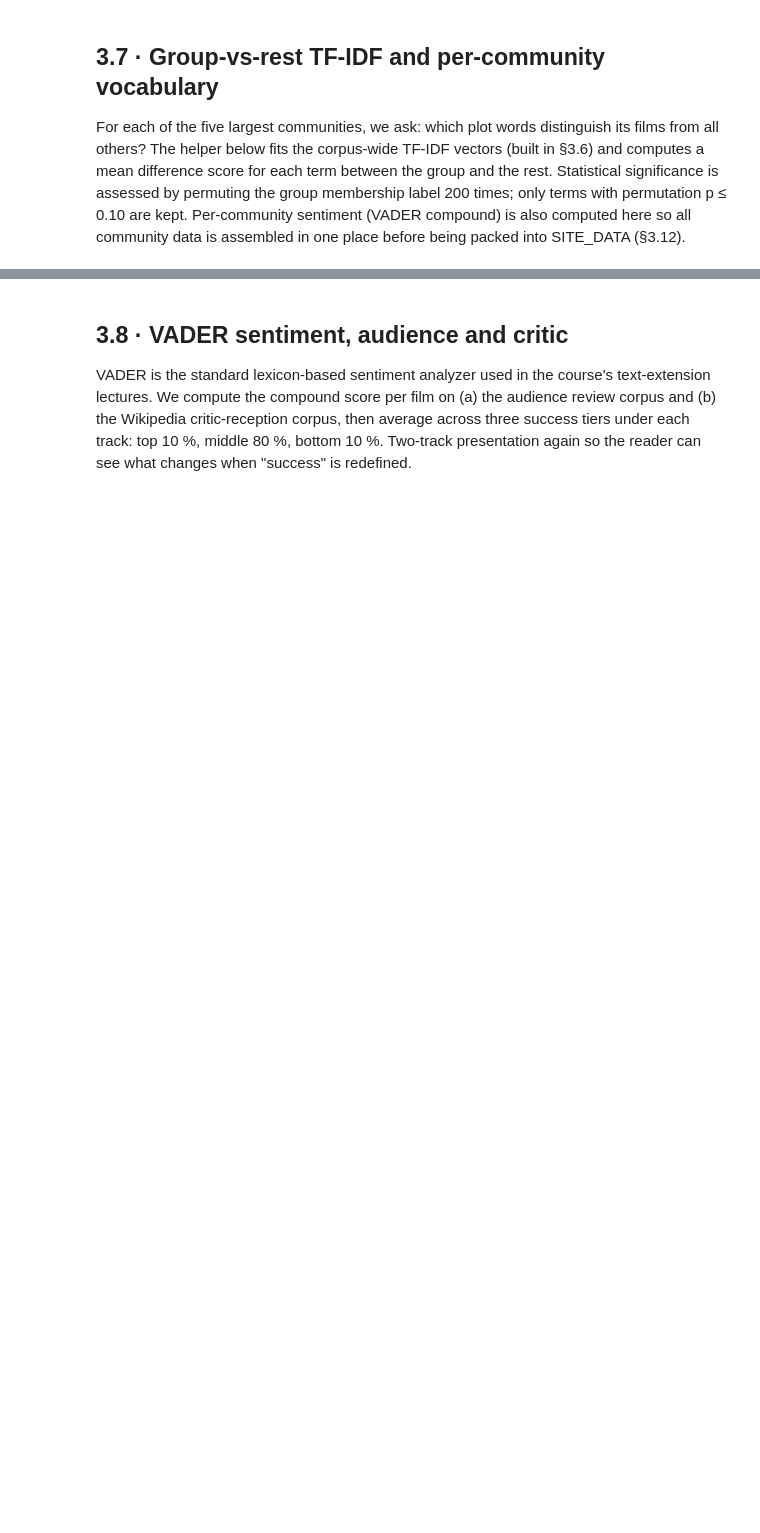
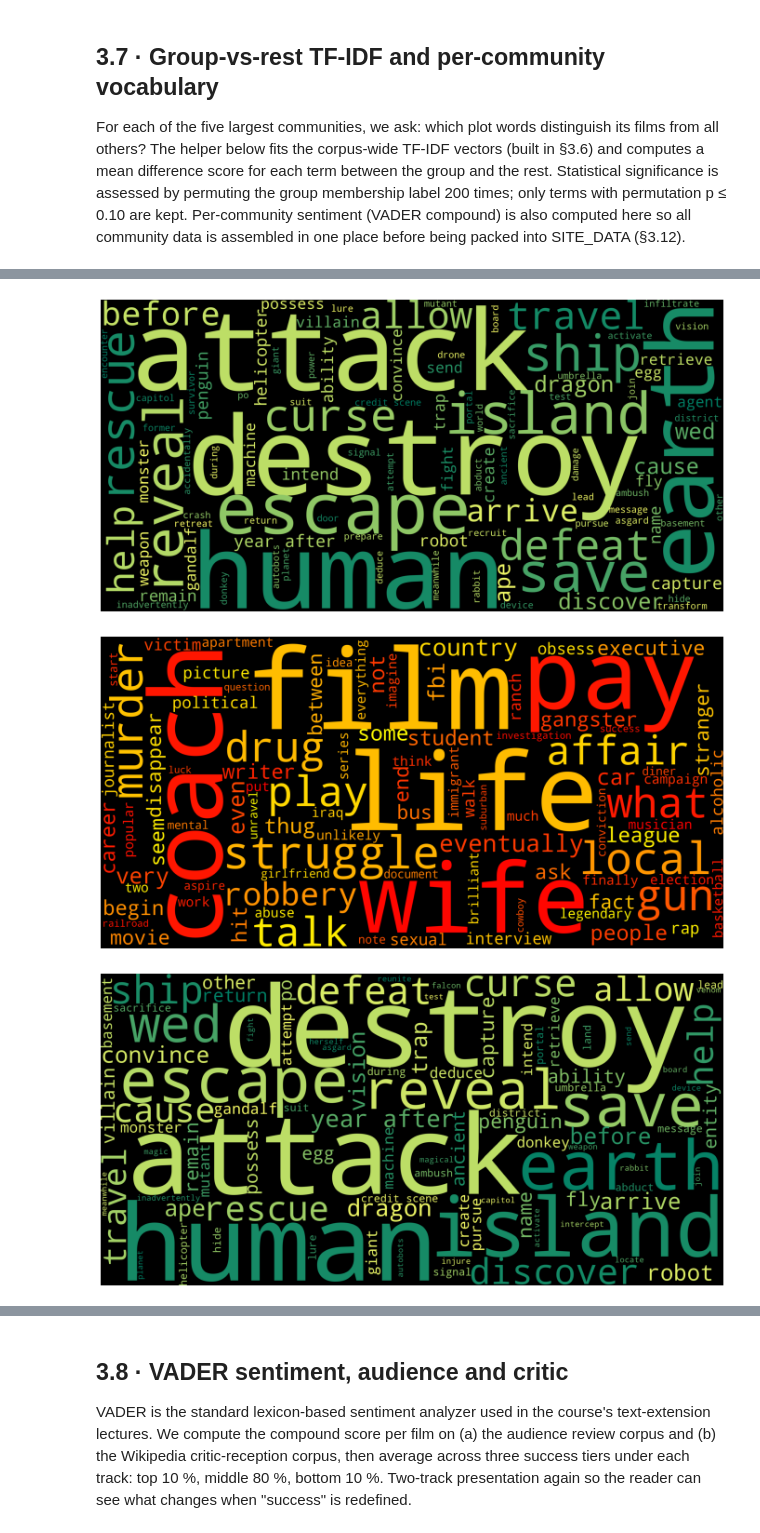
Before and after one commit to Alfred-Aqraou/CSS-final-project, a Jupyter notebook: Analysis.ipynb, the cells around one changed output, grey strips where cells are left out. Saved outputs shown, nothing was run; the diff lists cells and outputs as text; code cells hidden in the pictures; blank space fills up the shorter version.

Commit message:
Words lemmatized for the word cloud and a few extra stop words and weak verbs filtered manually.

```diff
--- a/Analysis.ipynb
+++ b/Analysis.ipynb
@@ -1196,7 +1244,7 @@ data is assembled in one place before being packed into SITE_DATA (§3.12).
 # %%
 # §3.7 — group-vs-rest TF-IDF helper with permutation p-values
 TRACKS = {"A_whole_period": "adj", "B_per_year": "pct"}
-TOP_N  = 12
+TOP_N  = 100
 PERMS  = 200
 ALPHA  = 0.05
 
@@ -1252,0 +1301,68 @@ plot       A·hi : [('earth', 0.005), ('island', 0.005), ('animals', 0.005), ('h
+# %%
+# GENERATE WORD CLOUDS
+from wordcloud import WordCloud
+import matplotlib.pyplot as plt
+
+def tfidf_to_freq(tfidf_list):
+    return {d["term"]: d["score"] for d in tfidf_list}
+
+def save_wordcloud(freq_dict, filename, cmap="autumn"):
+    wc = WordCloud(
+        width=1400,
+        height=700,
+        background_color="black",
+        colormap=cmap,
+        max_words=150,
+        max_font_size=250,
+        min_font_size=10,
+        prefer_horizontal=0.65,
+        relative_scaling=0.7,
+        scale=2,
+        margin=1,
+        collocations=False,
+        random_state=42,
+    )
+
+    wc.generate_from_frequencies(freq_dict)
+    wc.to_file(filename)   # save to file
+
+    plt.figure(figsize=(14, 7))
+    plt.imshow(wc, interpolation="bilinear")
+    plt.axis("off")
+    plt.title("", fontsize=16)
+    plt.tight_layout()
+    plt.show()
+
+hi_freq_A = tfidf_to_freq(TFIDF["plot"]["A_whole_period"]["hi"])
+lo_freq_A = tfidf_to_freq(TFIDF["plot"]["A_whole_period"]["lo"])
+
+save_wordcloud(
+    hi_freq_A,
+    "wc_plot_A_whole_period_high.png",
+    cmap="summer"
+)
+
+save_wordcloud(
+    lo_freq_A,
+    "wc_plot_A_whole_period_low.png",
+    cmap="autumn"
+)
+
+hi_freq_B = tfidf_to_freq(TFIDF["plot"]["B_per_year"]["hi"])
+lo_freq_B = tfidf_to_freq(TFIDF["plot"]["B_per_year"]["lo"])
+
+save_wordcloud(
+    hi_freq_B,
+    "wc_plot_B_per_year_high.png",
+    cmap="summer"
+)
+
+save_wordcloud(
+    lo_freq_B,
+    "wc_plot_B_per_year_low.png",
+    cmap="autumn"
+)
+# %% [output]
+[figure, added]
+[figure, added]
+[figure, added]
```
Also changed, not shown: parts of 10 cells of this notebook, 5 other files.
